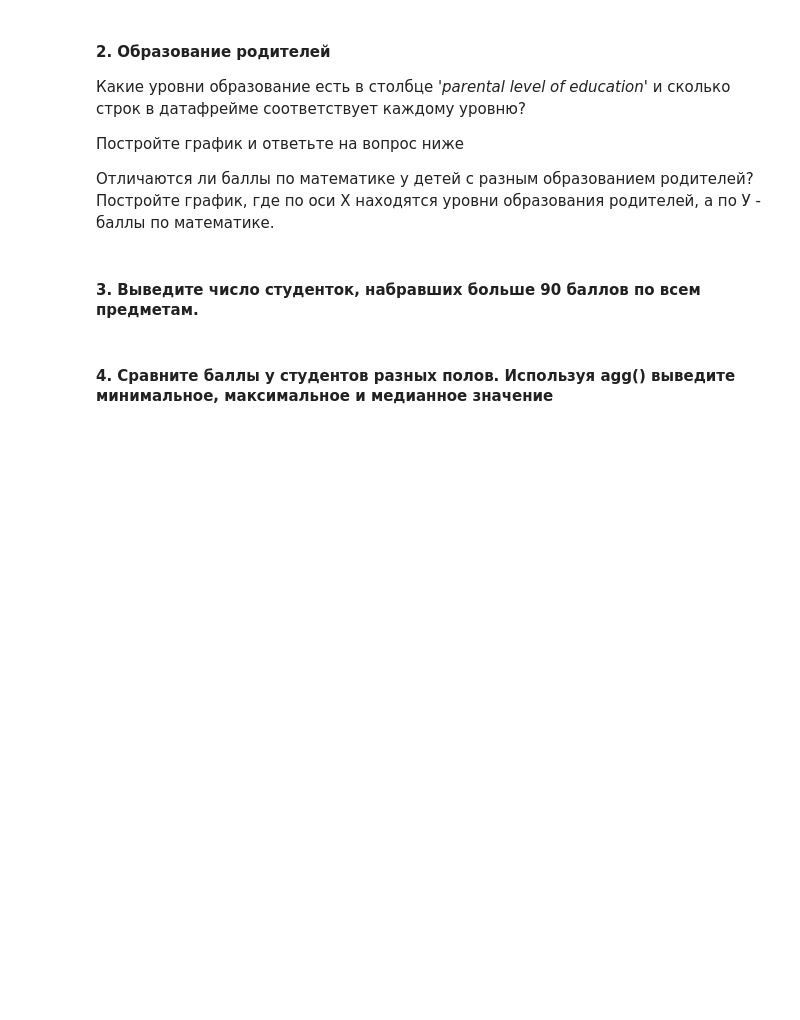
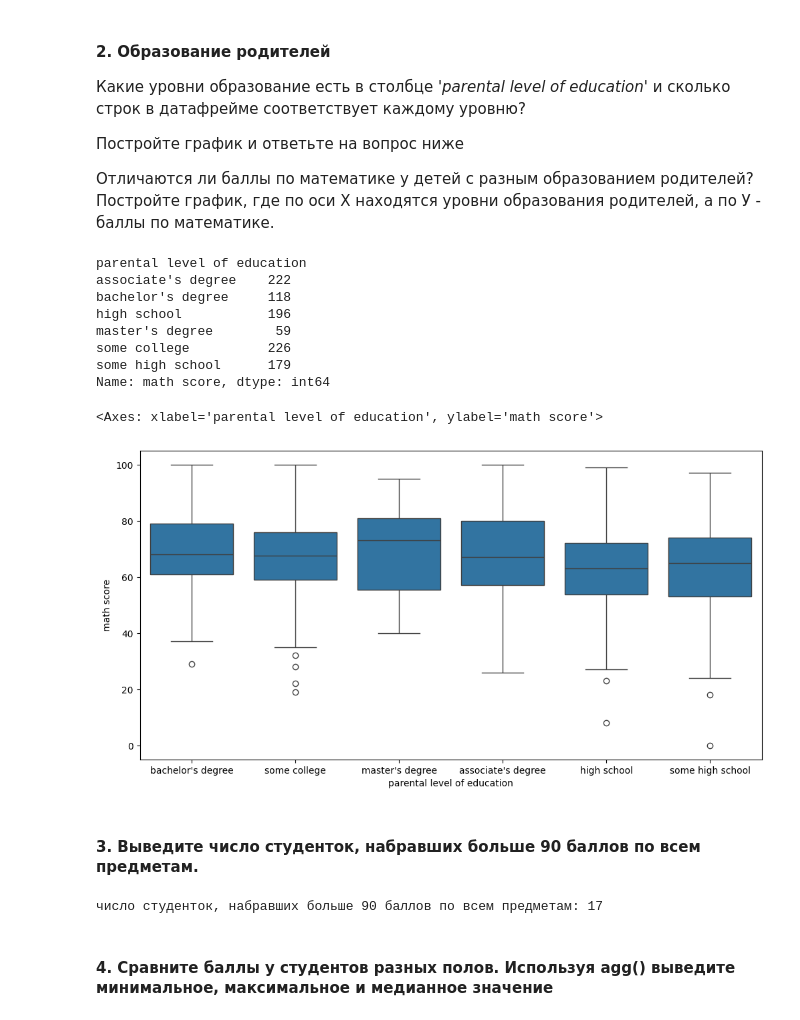
Before and after one commit to 7REVOLUTiOn/Python-and-other-, a Jupyter notebook: 5. Библиотека Pandas. Визуальный анализ данных/Практическая_работа_№5_Библиотека_Pandas.ipynb, the cells around one changed output. Saved outputs shown, nothing was run; the diff lists cells and outputs as text; code cells hidden in the pictures; blank space fills up the shorter version.

```diff
--- a/5. Библиотека Pandas. Визуальный анализ данных/Практическая_работа_№5_Библиотека_Pandas.ipynb
+++ b/5. Библиотека Pandas. Визуальный анализ данных/Практическая_работа_№5_Библиотека_Pandas.ipynb
@@ -571,3 +607,6 @@ df
 Графики должны быть в одном ряду и у них должен быть общий заголовок "Результаты экзаменов".
 
 Для результатов каждого экзамена посчитайте медианные значения.
+# %%
+df = pd.read_csv('/content/StudentsPerformance.csv')
+df.info()
@@ -579,7 +646,29 @@ df
 
 Отличаются ли баллы по математике у детей с разным образованием родителей?
 Постройте график, где по оси Х находятся уровни образования родителей, а по У - баллы по математике.
+# %%
+parental_level_counts = df.groupby('parental level of education')['math score'].count()
+print(parental_level_counts)
+
+plt.figure(figsize=(12, 6))
+sns.boxplot(x='parental level of education', y='math score', data=df)
+# %% [output]
+parental level of education
+associate's degree    222
+bachelor's degree     118
+high school           196
+master's degree        59
+some college          226
+some high school      179
+Name: math score, dtype: int64
+<Axes: xlabel='parental level of education', ylabel='math score'>
+[figure, added]
 # %% [markdown]
 #### 3. Выведите число студенток, набравших больше 90 баллов по всем предметам.
+# %%
+high_scoring_female_students = df[(df['gender'] == 'female') & (df['math score'] > 90) & (df['reading score'] > 90) & (df['writing score'] > 90)]
+print(f"число студенток, набравших больше 90 баллов по всем предметам: {len(high_scoring_female_students)}")
+# %% [output]
+число студенток, набравших больше 90 баллов по всем предметам: 17
 # %% [markdown]
 #### 4. Сравните баллы у студентов разных полов. Используя agg() выведите минимальное, максимальное и медианное значение
```
Also changed, not shown: parts of 21 cells of this notebook.
